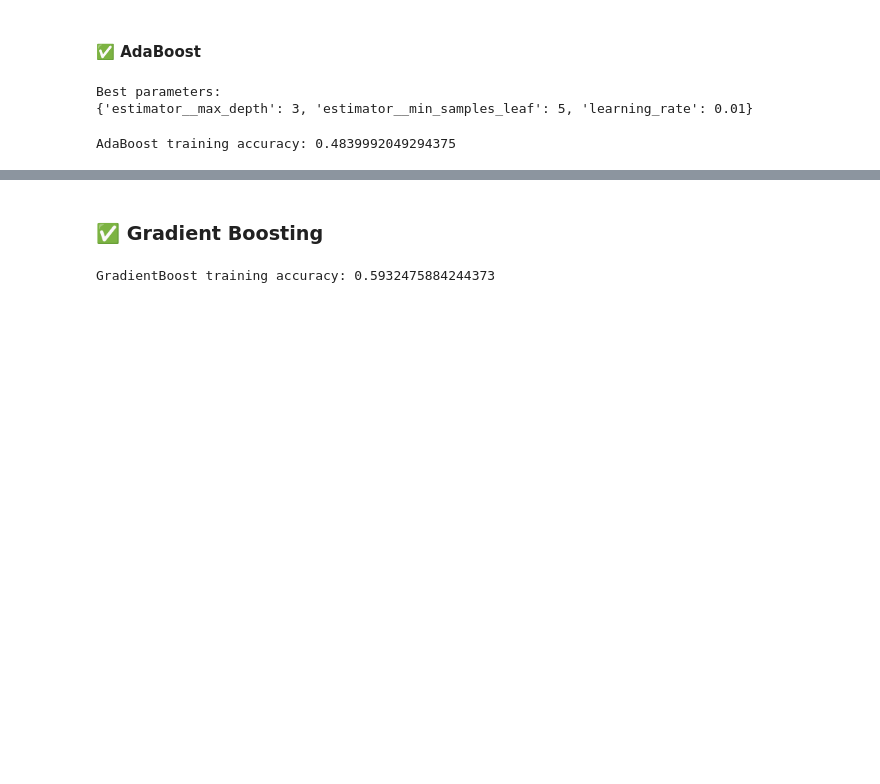
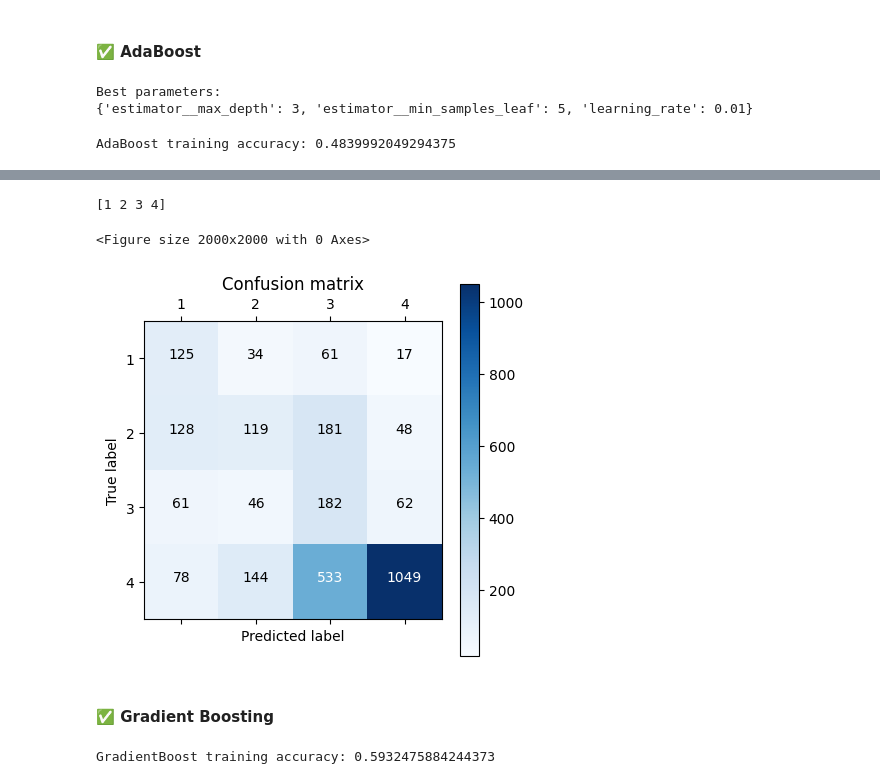
Before and after one commit to bazen-teklehaymanot/mlp, a Jupyter notebook: notebooks/ensemble.ipynb, the cells around one changed output, grey strips where cells are left out. Saved outputs shown, nothing was run; the diff lists cells and outputs as text; code cells hidden in the pictures; blank space fills up the shorter version.

Commit message:
Added confusion matrix and submission template

```diff
--- a/notebooks/ensemble.ipynb
+++ b/notebooks/ensemble.ipynb
@@ -49,3 +43,30 @@ def export_submission(df):
+# %%
+from sklearn.metrics import confusion_matrix
+
+def plot_confusion_matrix(model, test_x, test_y):
+    predictions = model.predict(test_x)
+    cm = confusion_matrix(test_y, predictions)
+
+    plt.figure(figsize=(20, 20))
+    plt.matshow(cm, cmap=plt.cm.Blues)
+
+    plt.title('Confusion matrix')
+    plt.colorbar()
+
+    thresh = cm.max() / 2.
+    for i, j in np.ndindex(cm.shape):
+        plt.text(j, i, cm[i, j],
+                 horizontalalignment="center",
+                 color="white" if cm[i, j] > thresh else "black")
+
+    class_labels = np.unique(test_y)
+    print(class_labels)
+    plt.xticks(np.arange(len(class_labels)), class_labels )
+    plt.yticks(np.arange(len(class_labels)), class_labels)
+
+    plt.ylabel('True label')
+    plt.xlabel('Predicted label')
+    plt.show()
 # %% [markdown]
 ### ✅ Data Overview
 # %%
@@ -343,5 +364,11 @@ important_features(ada_boost_model).head(20)
+# %%
+plot_confusion_matrix(ada_boost_model, X_test, y_test)
+# %% [output]
+[1 2 3 4]
+<Figure size 2000x2000 with 0 Axes>
+[figure, added]
 # %% [markdown]
-### ✅ Gradient Boosting
+#### ✅ Gradient Boosting
 # %%
 gradient_boost_param_grid = {
     # Run this at before going to sleep
```
Also changed, not shown: parts of 12 cells of this notebook, 1 other file.
